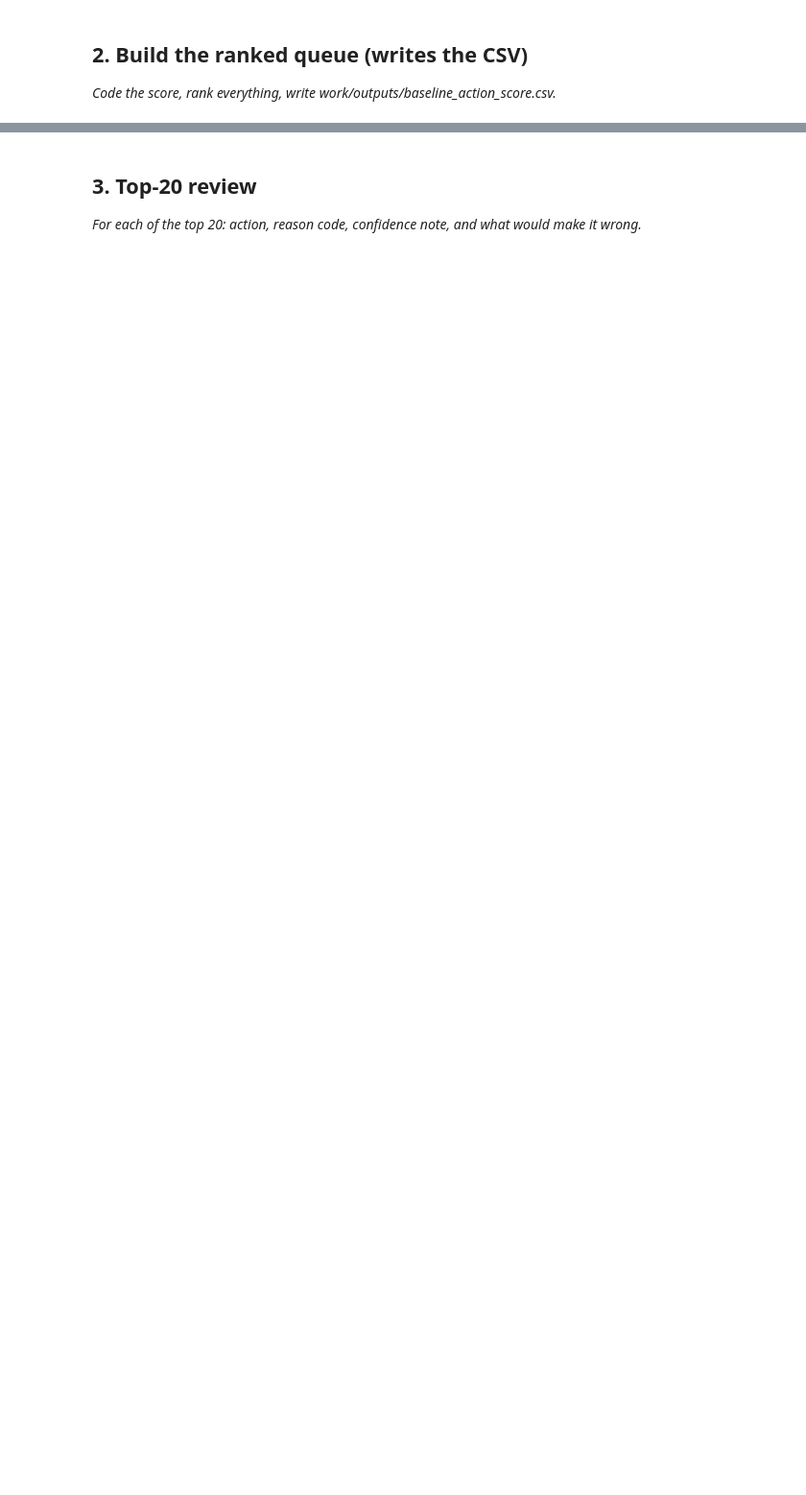
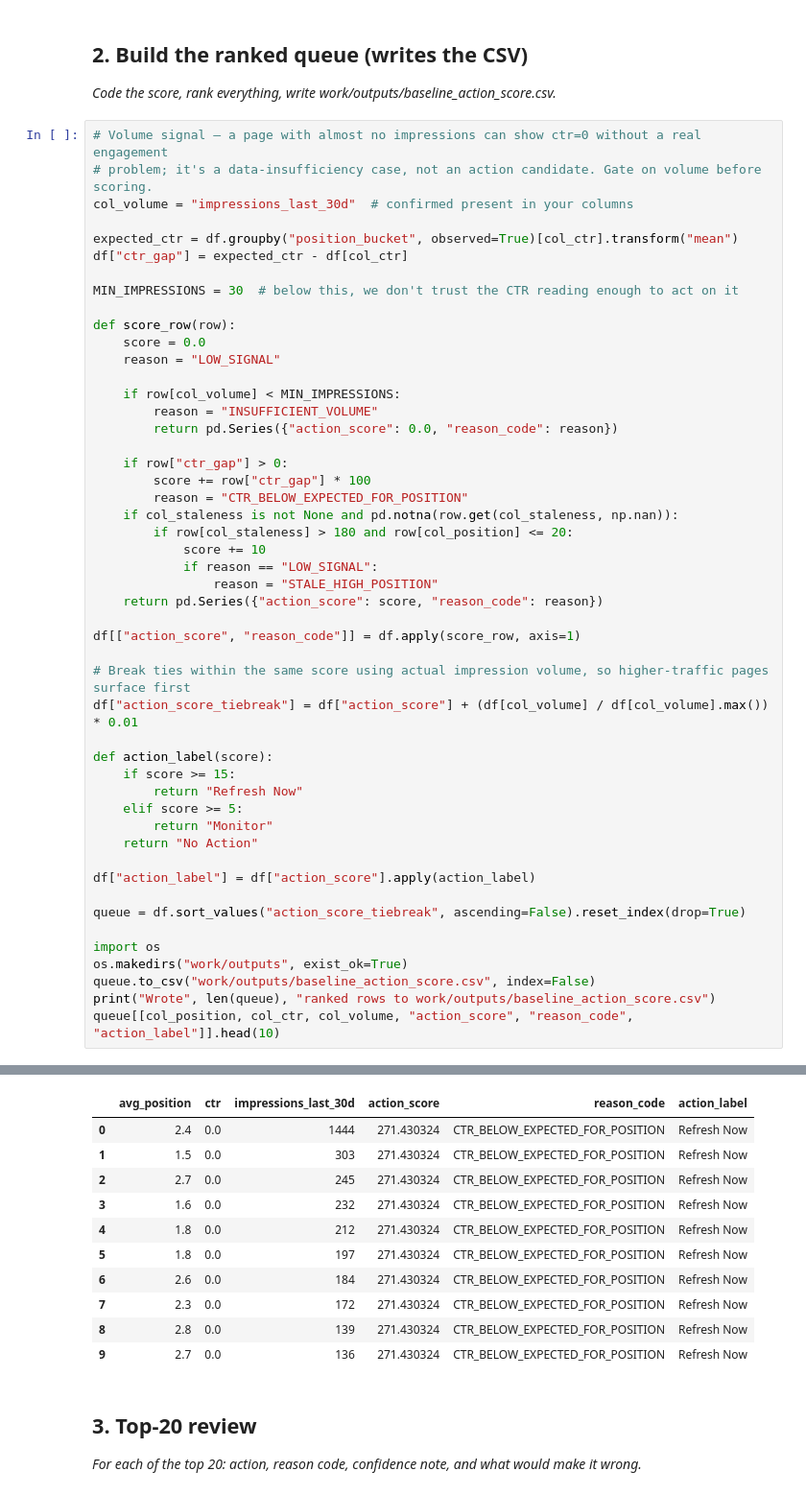
Before and after one commit to Fizzah-Amir14/flyrank-ml-internship, a Jupyter notebook: work/notebooks/w04_baseline_score.ipynb, the cells around one changed output, grey strips where cells are left out. Shown at 96% size. Cells and saved outputs as stored; diff of their text form; blank space fills up the shorter version.

```diff
--- a/work/notebooks/w04_baseline_score.ipynb
+++ b/work/notebooks/w04_baseline_score.ipynb
@@ -14,3 +134,53 @@ This skeleton is yours to fill. Work the sections **in order** — each one has
 ## 2. Build the ranked queue (writes the CSV)
 
 *Code the score, rank everything, write work/outputs/baseline_action_score.csv.*
+# %%
+# Volume signal — a page with almost no impressions can show ctr=0 without a real engagement
+# problem; it's a data-insufficiency case, not an action candidate. Gate on volume before scoring.
+col_volume = "impressions_last_30d"  # confirmed present in your columns
+
+expected_ctr = df.groupby("position_bucket", observed=True)[col_ctr].transform("mean")
+df["ctr_gap"] = expected_ctr - df[col_ctr]
+
+MIN_IMPRESSIONS = 30  # below this, we don't trust the CTR reading enough to act on it
+
+def score_row(row):
+    score = 0.0
+    reason = "LOW_SIGNAL"
+
+    if row[col_volume] < MIN_IMPRESSIONS:
+        reason = "INSUFFICIENT_VOLUME"
+        return pd.Series({"action_score": 0.0, "reason_code": reason})
+
+    if row["ctr_gap"] > 0:
+        score += row["ctr_gap"] * 100
+        reason = "CTR_BELOW_EXPECTED_FOR_POSITION"
+    if col_staleness is not None and pd.notna(row.get(col_staleness, np.nan)):
+        if row[col_staleness] > 180 and row[col_position] <= 20:
+            score += 10
+            if reason == "LOW_SIGNAL":
+                reason = "STALE_HIGH_POSITION"
+    return pd.Series({"action_score": score, "reason_code": reason})
+
+df[["action_score", "reason_code"]] = df.apply(score_row, axis=1)
+
+# Break ties within the same score using actual impression volume, so higher-traffic pages surface first
+df["action_score_tiebreak"] = df["action_score"] + (df[col_volume] / df[col_volume].max()) * 0.01
+
+def action_label(score):
+    if score >= 15:
+        return "Refresh Now"
+    elif score >= 5:
+        return "Monitor"
+    return "No Action"
+
+df["action_label"] = df["action_score"].apply(action_label)
+
+queue = df.sort_values("action_score_tiebreak", ascending=False).reset_index(drop=True)
+
+import os
+os.makedirs("work/outputs", exist_ok=True)
+queue.to_csv("work/outputs/baseline_action_score.csv", index=False)
+print("Wrote", len(queue), "ranked rows to work/outputs/baseline_action_score.csv")
+queue[[col_position, col_ctr, col_volume, "action_score", "reason_code", "action_label"]].head(10)
+# %% [output]
@@ -17,3 +188,14 @@ This skeleton is yours to fill. Work the sections **in order** — each one has
+|  | avg_position | ctr | impressions_last_30d | action_score | reason_code | action_label |
+| 0 | 2.4 | 0.0 | 1444 | 271.430324 | CTR_BELOW_EXPECTED_FOR_POSITION | Refresh Now |
+| 1 | 1.5 | 0.0 | 303 | 271.430324 | CTR_BELOW_EXPECTED_FOR_POSITION | Refresh Now |
+| 2 | 2.7 | 0.0 | 245 | 271.430324 | CTR_BELOW_EXPECTED_FOR_POSITION | Refresh Now |
+| 3 | 1.6 | 0.0 | 232 | 271.430324 | CTR_BELOW_EXPECTED_FOR_POSITION | Refresh Now |
+| 4 | 1.8 | 0.0 | 212 | 271.430324 | CTR_BELOW_EXPECTED_FOR_POSITION | Refresh Now |
+| 5 | 1.8 | 0.0 | 197 | 271.430324 | CTR_BELOW_EXPECTED_FOR_POSITION | Refresh Now |
+| 6 | 2.6 | 0.0 | 184 | 271.430324 | CTR_BELOW_EXPECTED_FOR_POSITION | Refresh Now |
+| 7 | 2.3 | 0.0 | 172 | 271.430324 | CTR_BELOW_EXPECTED_FOR_POSITION | Refresh Now |
+| 8 | 2.8 | 0.0 | 139 | 271.430324 | CTR_BELOW_EXPECTED_FOR_POSITION | Refresh Now |
+| 9 | 2.7 | 0.0 | 136 | 271.430324 | CTR_BELOW_EXPECTED_FOR_POSITION | Refresh Now |
 # %% [markdown]
 ## 3. Top-20 review
 
```
Also changed, not shown: parts of 11 cells of this notebook, 9 other files.
